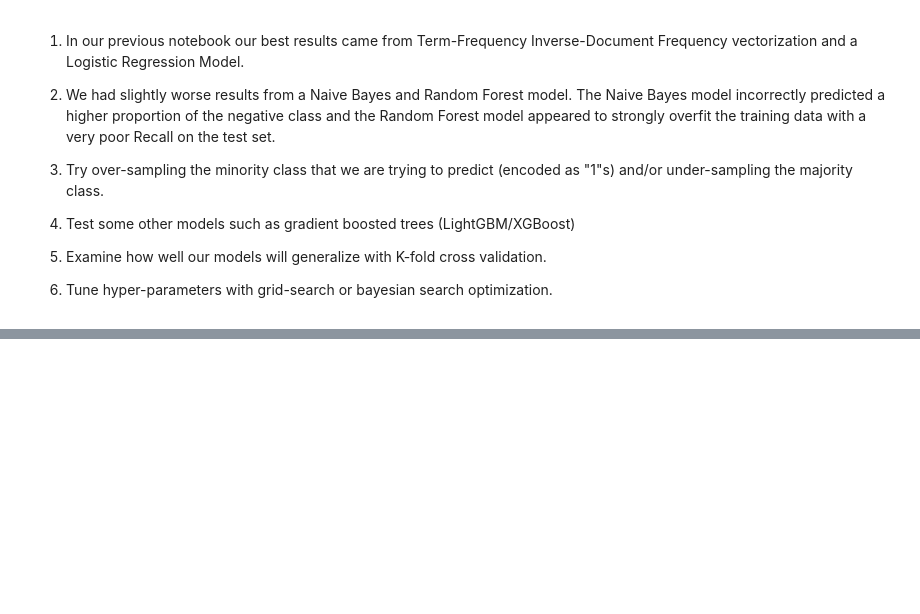
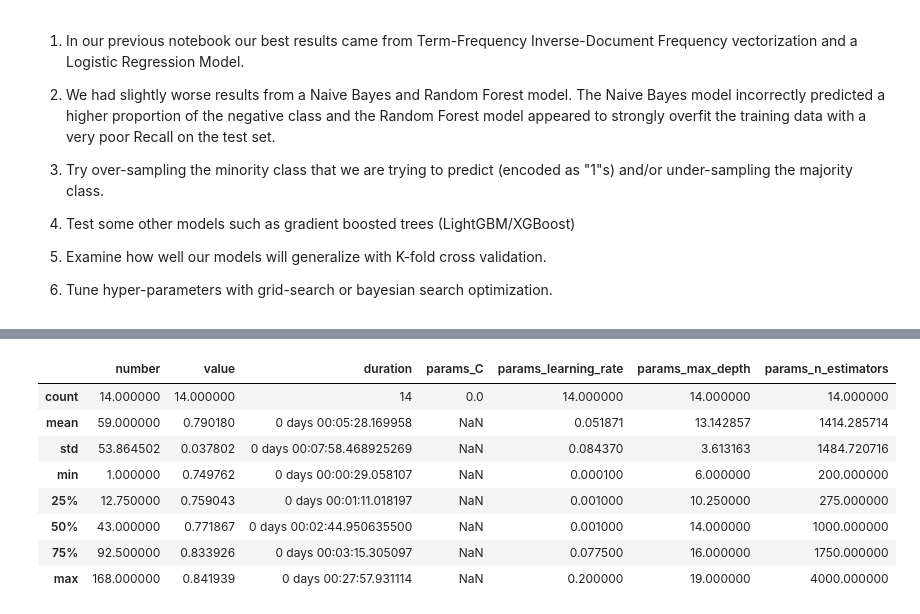
Before and after one commit to josephplpriest/springboard, a Jupyter notebook: capstone_projects/capstone_2/notebooks/04_Modeling.ipynb, the cells around one changed output, grey strips where cells are left out. Cells and saved outputs as stored; diff of their text form; code cells hidden in the pictures; blank space fills up the shorter version.

```diff
--- a/capstone_projects/capstone_2/notebooks/04_Modeling.ipynb
+++ b/capstone_projects/capstone_2/notebooks/04_Modeling.ipynb
@@ -274,0 +451,2 @@ study.optimize(func, n_trials=10)
+# %%
+study_df = study.trials_dataframe()
@@ -274,0 +484,12 @@ study.optimize(func, n_trials=10)
+# %%
+study_df[study_df["params_classifier"] == "xgboost"].describe()
+# %% [output]
+|  | number | value | duration | params_C | params_learning_rate | params_max_depth | params_n_estimators |
+| count | 14.000000 | 14.000000 | 14 | 0.0 | 14.000000 | 14.000000 | 14.000000 |
+| mean | 59.000000 | 0.790180 | 0 days 00:05:28.169958 | NaN | 0.051871 | 13.142857 | 1414.285714 |
+| std | 53.864502 | 0.037802 | 0 days 00:07:58.468925269 | NaN | 0.084370 | 3.613163 | 1484.720716 |
+| min | 1.000000 | 0.749762 | 0 days 00:00:29.058107 | NaN | 0.000100 | 6.000000 | 200.000000 |
+| 25% | 12.750000 | 0.759043 | 0 days 00:01:11.018197 | NaN | 0.001000 | 10.250000 | 275.000000 |
+| 50% | 43.000000 | 0.771867 | 0 days 00:02:44.950635500 | NaN | 0.001000 | 14.000000 | 1000.000000 |
+| 75% | 92.500000 | 0.833926 | 0 days 00:03:15.305097 | NaN | 0.077500 | 16.000000 | 1750.000000 |
+| max | 168.000000 | 0.841939 | 0 days 00:27:57.931114 | NaN | 0.200000 | 19.000000 | 4000.000000 |
```
Also changed, not shown: parts of 63 cells of this notebook, 2 other files.
